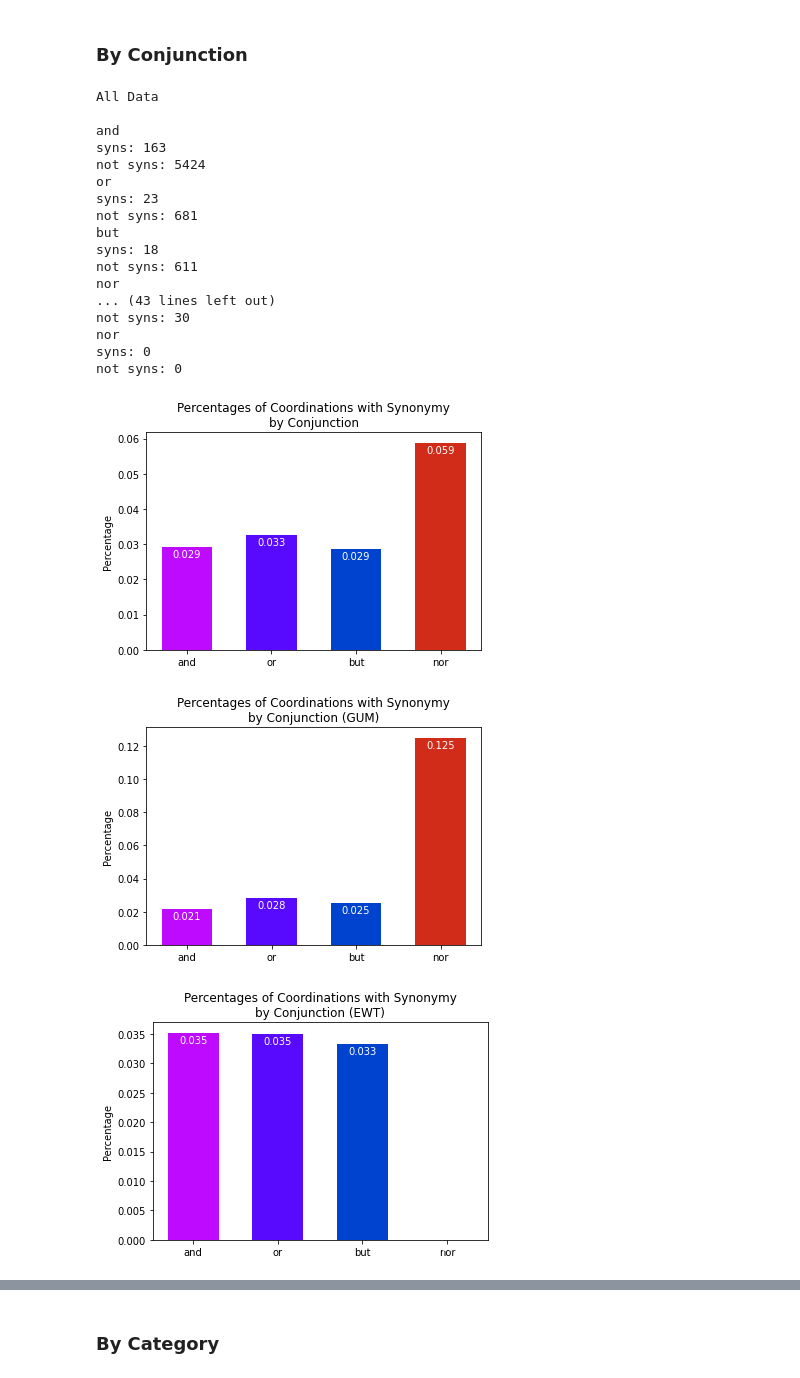
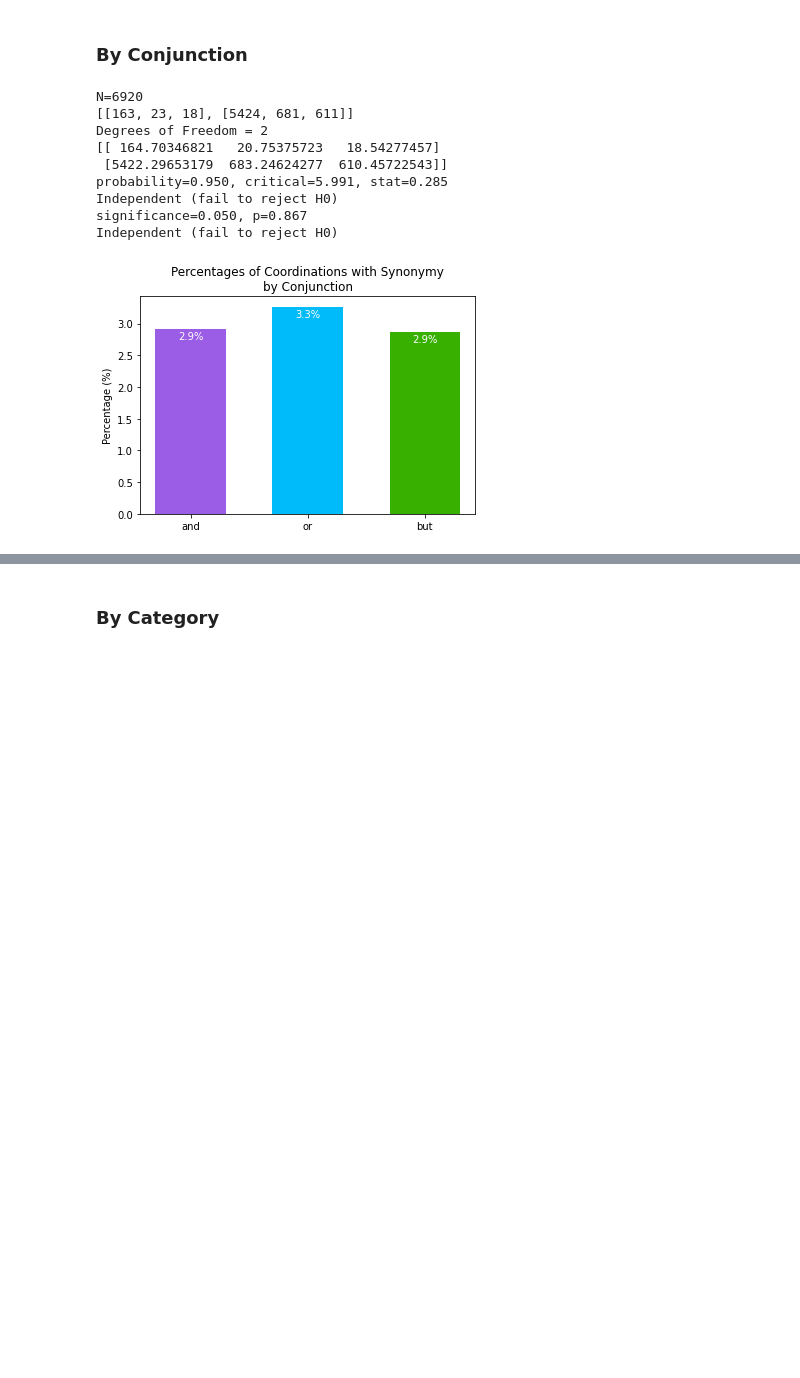
Before and after one commit to jkallini/SemanticCoordinationAnalysis, a Jupyter notebook: analysis.ipynb, the cells around one changed output, grey strips where cells are left out. Cells and saved outputs as stored; diff of their text form; code cells hidden in the pictures; blank space fills up the shorter version.

```diff
--- a/analysis.ipynb
+++ b/analysis.ipynb
@@ -17,6 +18,13 @@ CONJUNCTION_COLORS = {
     "or": "#580aff",
     "but": "#0043ce",
     "nor": "#d12c19"
+}
+
+CONJUNCTION_COLORS = {
+    "and": "#9B5DE5",
+    "or": "#00BBF9",
+    "but": "#38b000",
+    "nor": "#d90429",
 }
 
 LIKE_UNLIKE_COLORS = {
@@ -33,7 +41,7 @@ CATEGORY_COLORS = {
     "SBAR": "#00cecb"
 }
 
-CONJUNCTIONS = ['and', 'or', 'but', 'nor']
+CONJUNCTIONS = ['and', 'or', 'but'] #, 'nor']
 
 CATEGORIES = [upos.NOUN, upos.VERB, upos.ADJ, upos.ADV]
 # %%
@@ -95,19 +171,20 @@ def plot_single_bar(labels, freqs, title, outfile, colors):
 
     x = np.arange(len(labels))  # the label locations
     width = 0.6  # the width of the bars
+    freqs = [f * 100 for f in freqs]
 
     _, ax = plt.subplots()
     rects1 = ax.bar(x, freqs, width, color=colors)
 
     # Add some text for labels, title and custom x-axis tick labels, etc.
-    ax.set_ylabel('Percentage')
+    ax.set_ylabel('Percentage (%)')
     ax.set_title(title)
     ax.set_xticks(x)
     ax.set_xticklabels(labels)
 
     for rect in rects1:
         height = rect.get_height()
-        ax.annotate('{:.3f}'.format(height),
+        ax.annotate('{:.1f}'.format(height) + '%',
                     xy=(rect.get_x() + rect.get_width() / 2, height),
                     xytext=(0, -12),
                     textcoords="offset points",
@@ -343,7 +412,7 @@ utils.pretty_print(all_antonymy_df[all_antonymy_df['Antonyms?']], 'rtf/antonyms.
 # %% [markdown]
 # Synonymy
 # %%
-def get_synonyms_freqs(df):
+def get_synonyms_freqs(df, raw=False):
     # Get synonyms
     syns = df.loc[(df['Synonyms?'] == True)]
 
@@ -351,8 +420,8 @@ def get_synonyms_freqs(df):
     syns_count = len(syns)
     tot = len(df)
 
-    print('syns:', syns_count)
-    print('not syns:', tot - syns_count)
+    if raw:
+        return (syns_count, tot - syns_count)
 
     return syns_count / tot if tot != 0 else 0
 # %% [markdown]
@@ -360,29 +429,20 @@ def get_synonyms_freqs(df):
 # %%
 def synonym_conjunction_distribution(df, outfile, source=None):
     distribution_by_conjunction(df, get_synonyms_freqs, "Synonymy", outfile, source=source)
 
+chi2_by_conjunction(all_synonymy_df, get_synonyms_freqs)
 synonym_conjunction_distribution(all_synonymy_df, 'charts/synonymy_by_conjunction.pdf')
-synonym_conjunction_distribution(gum_synonymy_df, 'charts/GUM_synonymy_by_conjunction.pdf', source='GUM')
-synonym_conjunction_distribution(ewt_synonymy_df, 'charts/EWT_synonymy_by_conjunction.pdf', source='EWT')
-synonym_conjunction_distribution(pud_synonymy_df, 'charts/PUD_synonymy_by_conjunction.pdf', source='PUD')
+# synonym_conjunction_distribution(gum_synonymy_df, 'charts/GUM_synonymy_by_conjunction.pdf', source='GUM')
+# synonym_conjunction_distribution(ewt_synonymy_df, 'charts/EWT_synonymy_by_conjunction.pdf', source='EWT')
+# synonym_conjunction_distribution(pud_synonymy_df, 'charts/PUD_synonymy_by_conjunction.pdf', source='PUD')
 # %% [output]
-All Data
-
-and
-syns: 163
-not syns: 5424
-or
-syns: 23
-not syns: 681
-but
-syns: 18
-not syns: 611
-nor
-... (43 lines left out)
-not syns: 30
-nor
-syns: 0
-not syns: 0
+N=6920
+[[163, 23, 18], [5424, 681, 611]]
+Degrees of Freedom = 2
+[[ 164.70346821   20.75375723   18.54277457]
+ [5422.29653179  683.24624277  610.45722543]]
+probability=0.950, critical=5.991, stat=0.285
+Independent (fail to reject H0)
+significance=0.050, p=0.867
+Independent (fail to reject H0)
-[figure, old version]
+[figure, new version]
-[figure, removed]
-[figure, removed]
```
Also changed, not shown: parts of 19 cells of this notebook.
